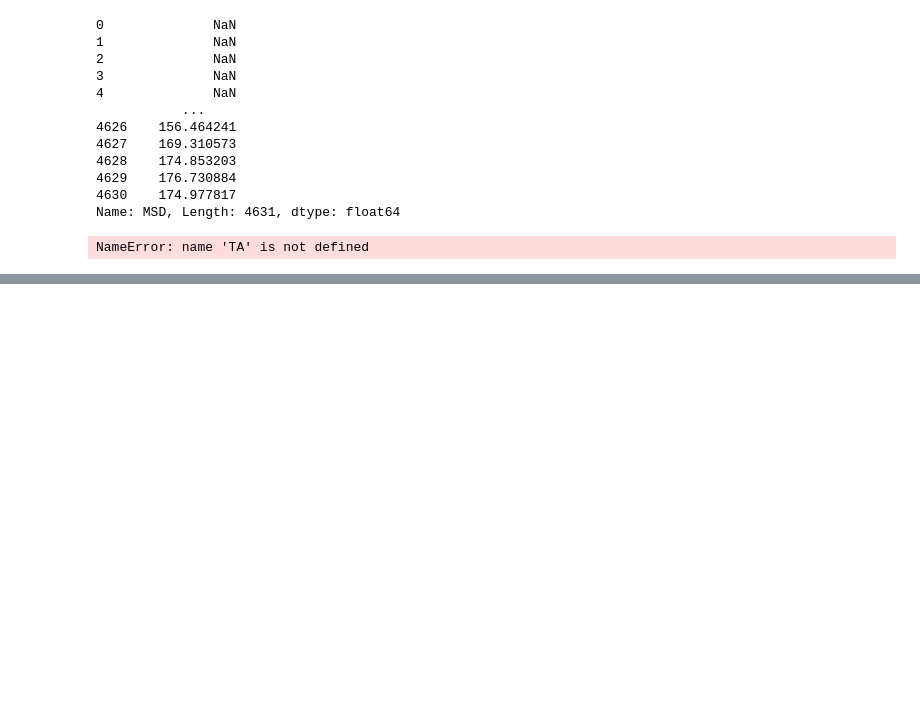
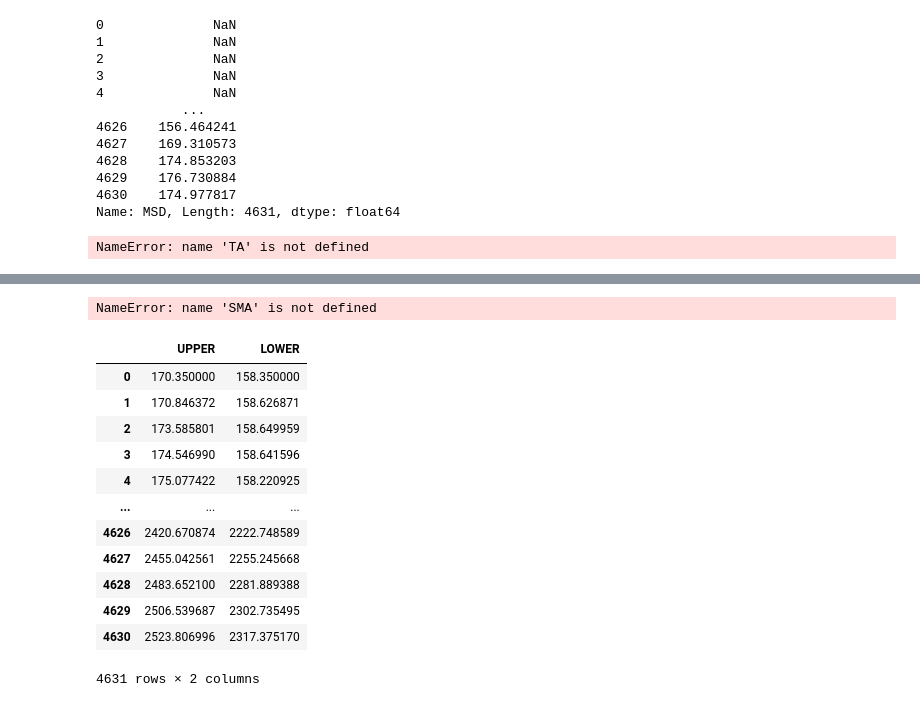
Before and after one commit to divyanshu-kunwar/StatisticIndicators, a Jupyter notebook: indicator-S.ipynb, the cells around one changed output, grey strips where cells are left out. Saved outputs shown, nothing was run; the diff lists cells and outputs as text; code cells hidden in the pictures; blank space fills up the shorter version.

```diff
--- a/indicator-S.ipynb
+++ b/indicator-S.ipynb
@@ -1339,0 +1350,55 @@ sqzmi(df)
+# %%
+    def sqzmi(data: DataFrame, period: int = 20, MA: Series = None) -> DataFrame:
+
+        if not isinstance(MA, pd.core.series.Series):
+            ma = pd.Series(SMA(data, period))
+        else:
+            ma = None
+
+        bb = BBANDS(data, period=period, MA=ma)
+        kc = KC(data, period=period, kc_mult=1.5)
+        comb = pd.concat([bb, kc], axis=1)
+
+        def sqz_on(row):
+            if row["BB_LOWER"] > row["KC_LOWER"] and row["BB_UPPER"] < row["KC_UPPER"]:
+                return True
+            else:
+                return False
+
+        comb["SQZ"] = comb.apply(sqz_on, axis=1)
+
+        return pd.Series(comb["SQZ"], name="{0} period SQZMI".format(period))
+sqzmi(df)
+# %% [output]
+NameError: name 'SMA' is not defined
+# %%
+    def apz(data: DataFrame,period: int = 21,dev_factor: int = 2,
+        MA: Series = None,adjust: bool = True,) -> DataFrame:
+        if not isinstance(MA, pd.Series):
+            MA = dema(data, period)
+        price_range = pd.Series(
+            (data["high"] - data["low"]).ewm(span=period, adjust=adjust).mean()
+        )
+        volatility_value = pd.Series(
+            price_range.ewm(span=period, adjust=adjust).mean(), name="vol_val"
+        )
+
+        upper_band = pd.Series((volatility_value * dev_factor) + MA, name="UPPER")
+        lower_band = pd.Series(MA - (volatility_value * dev_factor), name="LOWER")
+
+        return pd.concat([upper_band, lower_band], axis=1)
+    apz(df)
+# %% [output]
+|  | UPPER | LOWER |
+| 0 | 170.350000 | 158.350000 |
+| 1 | 170.846372 | 158.626871 |
+| 2 | 173.585801 | 158.649959 |
+| 3 | 174.546990 | 158.641596 |
+| 4 | 175.077422 | 158.220925 |
+| ... | ... | ... |
+| 4626 | 2420.670874 | 2222.748589 |
+| 4627 | 2455.042561 | 2255.245668 |
+| 4628 | 2483.652100 | 2281.889388 |
+| 4629 | 2506.539687 | 2302.735495 |
+| 4630 | 2523.806996 | 2317.375170 |
+4631 rows × 2 columns
```
Also changed, not shown: parts of 7 cells of this notebook.
